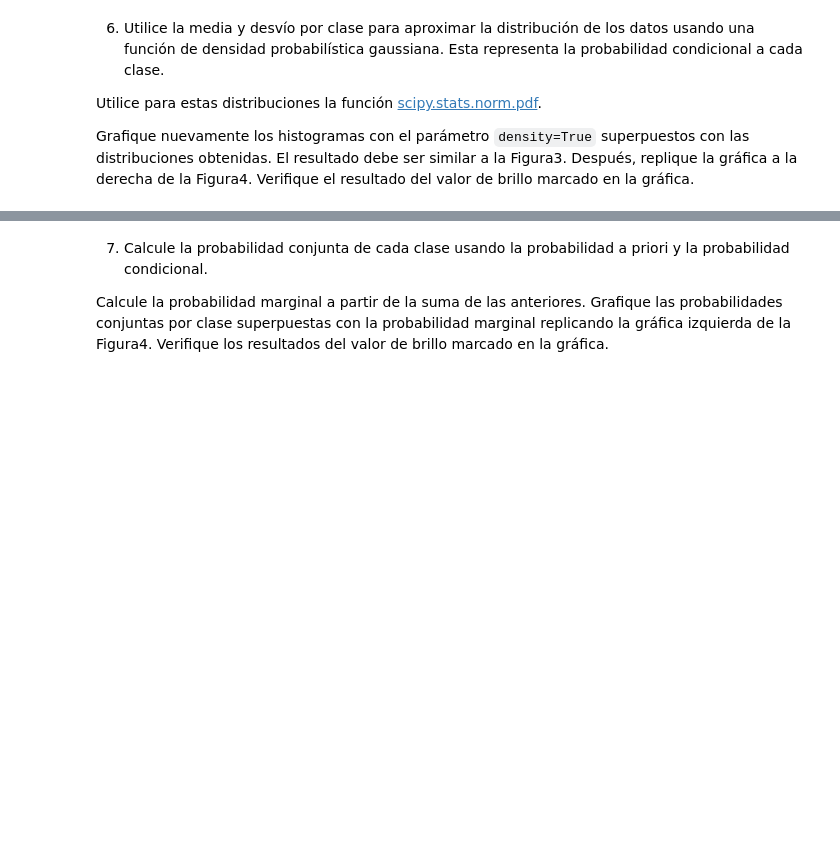
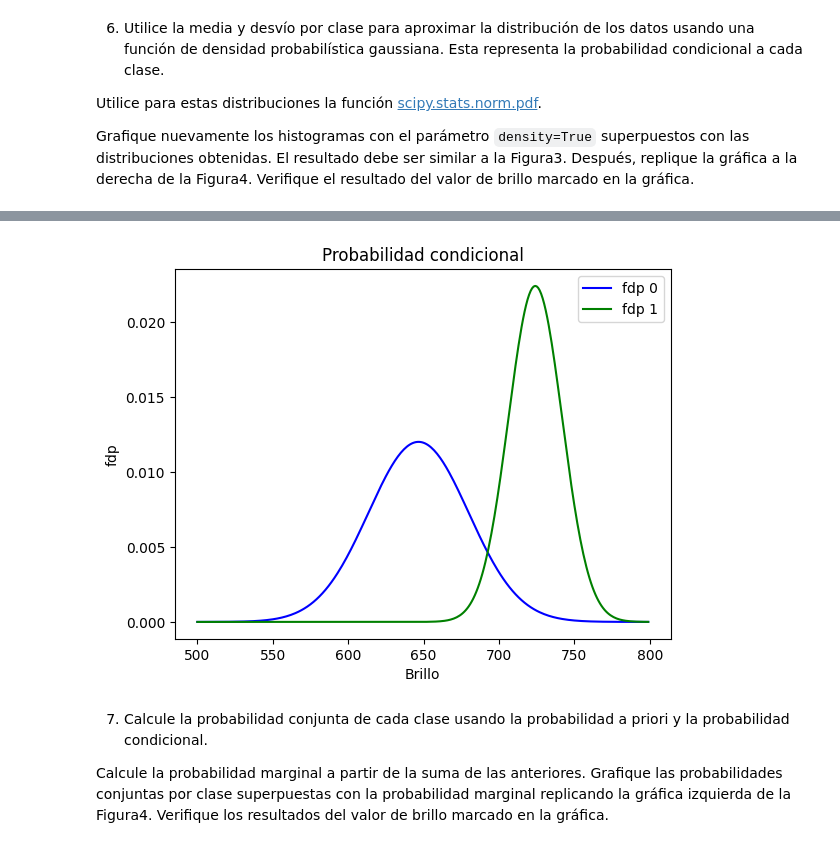
Before and after one commit to DinoMondino/IA, a Jupyter notebook: _5_Bayes-AD/NaiveBayes.ipynb, the cells around one changed output, grey strips where cells are left out. Saved outputs shown, nothing was run; the diff lists cells and outputs as text; code cells hidden in the pictures; blank space fills up the shorter version.

```diff
--- a/_5_Bayes-AD/NaiveBayes.ipynb
+++ b/_5_Bayes-AD/NaiveBayes.ipynb
@@ -242,3 +239,13 @@ plt.show()
+# %%
+plt.plot(range(500,800), fpd_clase0, color='blue', label='fdp 0')
+plt.plot(range(500,800), fpd_clase1, color='green', label='fdp 1')
+plt.xlabel('Brillo')
+plt.ylabel('fdp')
+plt.legend()
+plt.title('Probabilidad condicional')
+plt.show()
+# %% [output]
+[figure, added]
 # %% [markdown]
 7. Calcule la probabilidad conjunta de cada clase usando la probabilidad a priori y la probabilidad condicional.
 
```
Also changed, not shown: parts of 15 cells of this notebook, 1 other file.
